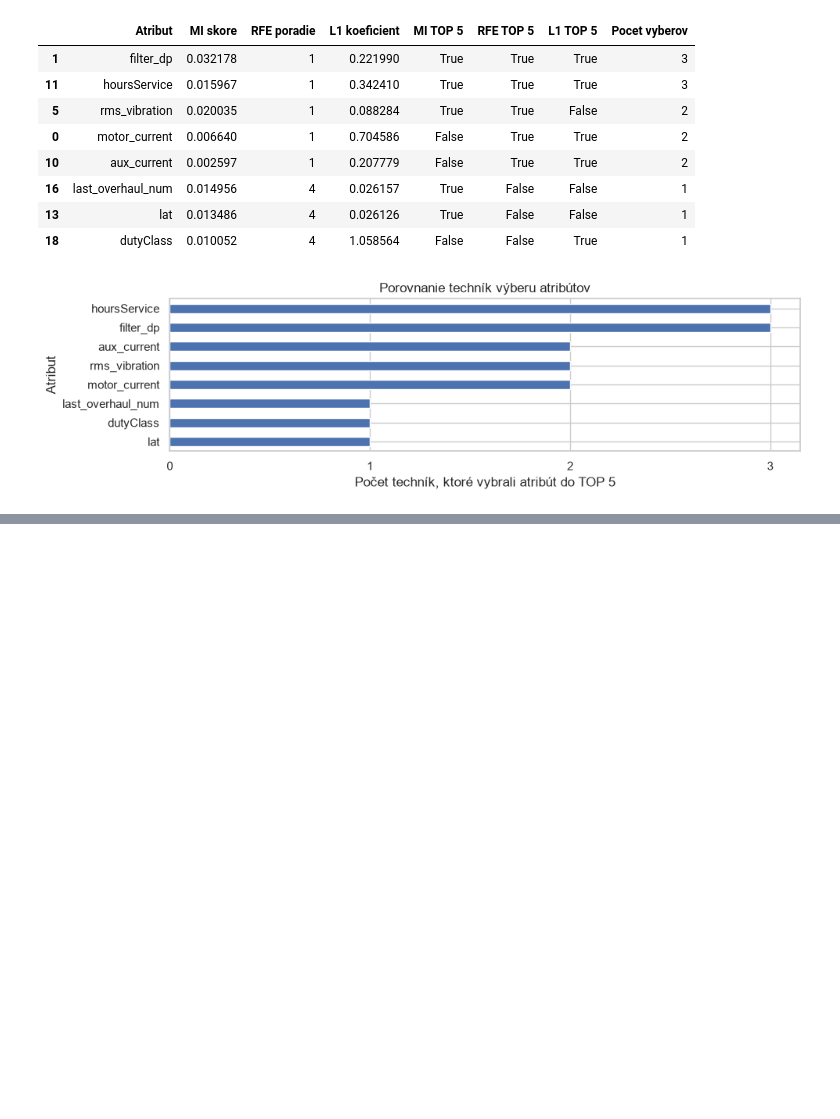
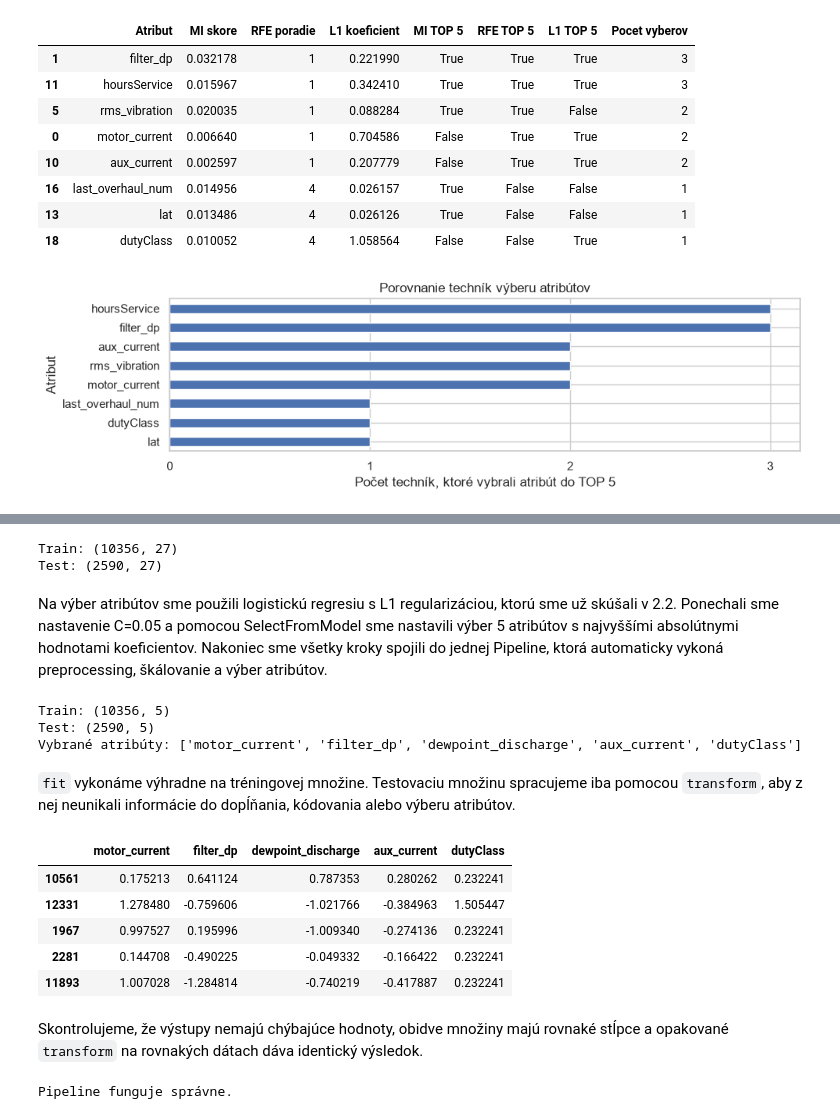
Before and after one commit to kavonada/IAU_zadanie, a Jupyter notebook: projekt.ipynb, the cells around one changed output, grey strips where cells are left out. Drawn from its saved outputs; the diff is of its cells as text; code cells hidden in the pictures; blank space fills up the shorter version.

```diff
--- a/projekt.ipynb
+++ b/projekt.ipynb
@@ -1671,0 +1769,18 @@ Tieto atribúty odporúčame ďalej overiť pri trénovaní a vyhodnocovaní mod
+# %%
+# Príprava trénovacích a testovacích dát
+X_train_23 = train_df.drop(columns=[TARGET] + ID_COLS + DATE_COLS)
+X_test_23 = test_df.drop(columns=[TARGET] + ID_COLS + DATE_COLS)
+
+y_train_23 = train_df[TARGET]
+y_test_23 = test_df[TARGET]
+
+# Rovnaké rozdelenie ako v 2.1
+NUM_COLS_23 = [c for c in NUM_COLS if c != "hoursService"] # Všetky okrem hoursService
+ORDINAL_COLS_23 = ORDINAL_COLS
+OHE_COLS_23 = OHE_COLS
+
+print("Train:", X_train_23.shape)
+print("Test:", X_test_23.shape)
+# %% [output]
+Train: (10356, 27)
+Test: (2590, 27)
@@ -1671,0 +1840,55 @@ Tieto atribúty odporúčame ďalej overiť pri trénovaní a vyhodnocovaní mod
+# %% [markdown]
+Na výber atribútov sme použili logistickú regresiu s L1 regularizáciou, ktorú sme už skúšali v 2.2. Ponechali sme nastavenie C=0.05 a pomocou SelectFromModel sme nastavili výber 5 atribútov s najvyššími absolútnymi hodnotami koeficientov. Nakoniec sme všetky kroky spojili do jednej Pipeline, ktorá automaticky vykoná preprocessing, škálovanie a výber atribútov.
+# %%
+pipeline_23.fit(X_train_23, y_train_23)
+
+# Získanie názvov vybraných atribútov
+names = pipeline_23.named_steps["preprocessing"].get_feature_names_out()
+selected = names[pipeline_23.named_steps["feature_selection"].get_support()]
+
+# Spracovanie train a test dát
+X_train_final_23 = pd.DataFrame(
+    pipeline_23.transform(X_train_23),
+    columns=selected,
+    index=X_train_23.index
+)
+
+X_test_final_23 = pd.DataFrame(
+    pipeline_23.transform(X_test_23),
+    columns=selected,
+    index=X_test_23.index
+)
+
+print("Train:", X_train_final_23.shape)
+print("Test:", X_test_final_23.shape)
+print("Vybrané atribúty:", list(selected))
+# %% [output]
+Train: (10356, 5)
+Test: (2590, 5)
+Vybrané atribúty: ['motor_current', 'filter_dp', 'dewpoint_discharge', 'aux_current', 'dutyClass']
+# %% [markdown]
+`fit` vykonáme výhradne na tréningovej množine. Testovaciu množinu spracujeme iba pomocou `transform`, aby z nej neunikali informácie do dopĺňania, kódovania alebo výberu atribútov.
+# %%
+display(X_train_final_23.head())
+# %% [output]
+|  | motor_current | filter_dp | dewpoint_discharge | aux_current | dutyClass |
+| 10561 | 0.175213 | 0.641124 | 0.787353 | 0.280262 | 0.232241 |
+| 12331 | 1.278480 | -0.759606 | -1.021766 | -0.384963 | 1.505447 |
+| 1967 | 0.997527 | 0.195996 | -1.009340 | -0.274136 | 0.232241 |
+| 2281 | 0.144708 | -0.490225 | -0.049332 | -0.166422 | 0.232241 |
+| 11893 | 1.007028 | -1.284814 | -0.740219 | -0.417887 | 0.232241 |
+# %% [markdown]
+Skontrolujeme, že výstupy nemajú chýbajúce hodnoty, obidve množiny majú rovnaké stĺpce a opakované `transform` na rovnakých dátach dáva identický výsledok.
+# %%
+assert X_train_final_23.shape[1] == X_test_final_23.shape[1] == 5
+assert X_train_final_23.columns.equals(X_test_final_23.columns)
+assert not X_train_final_23.isna().any().any()
+assert not X_test_final_23.isna().any().any()
+
+# Kontrola
+X_test_again = pipeline_23.transform(X_test_23)
+np.testing.assert_allclose(X_test_final_23.to_numpy(), X_test_again)
+
+print("Pipeline funguje správne.")
+# %% [output]
+Pipeline funguje správne.
```
Also changed, not shown: parts of 14 cells of this notebook.
